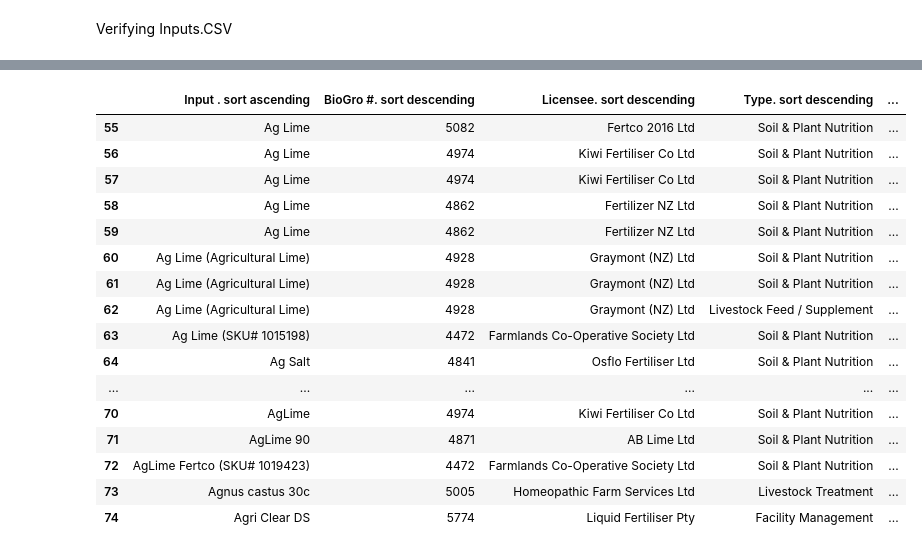
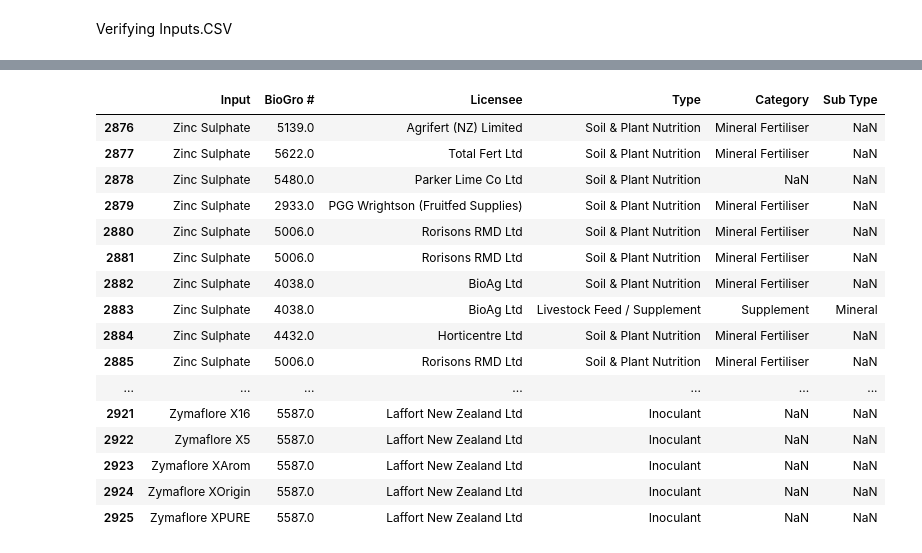
Before and after one commit to godfather-is-me/GDI-BioGro, a Jupyter notebook: initial.ipynb, the cells around one changed output, grey strips where cells are left out. Cells and saved outputs as stored; diff of their text form; code cells hidden in the pictures.

Commit message:
added testing of stores and inputs

```diff
--- a/initial.ipynb
+++ b/initial.ipynb
@@ -180,21 +180,21 @@ Sub Type. sort descending     9
 dtype: int64
 # %%
-inputCSV.tail(20)
+inputCSV.tail(50)
 # %% [output]
-|  | Input . sort ascending | BioGro #. sort descending | Licensee. sort descending | Type. sort descending | ... |
-| 55 | Ag Lime | 5082 | Fertco 2016 Ltd | Soil & Plant Nutrition | ... |
-| 56 | Ag Lime | 4974 | Kiwi Fertiliser Co Ltd | Soil & Plant Nutrition | ... |
-| 57 | Ag Lime | 4974 | Kiwi Fertiliser Co Ltd | Soil & Plant Nutrition | ... |
-| 58 | Ag Lime | 4862 | Fertilizer NZ Ltd | Soil & Plant Nutrition | ... |
-| 59 | Ag Lime | 4862 | Fertilizer NZ Ltd | Soil & Plant Nutrition | ... |
-| 60 | Ag Lime (Agricultural Lime) | 4928 | Graymont (NZ) Ltd | Soil & Plant Nutrition | ... |
-| 61 | Ag Lime (Agricultural Lime) | 4928 | Graymont (NZ) Ltd | Soil & Plant Nutrition | ... |
-| 62 | Ag Lime (Agricultural Lime) | 4928 | Graymont (NZ) Ltd | Livestock Feed / Supplement | ... |
-| 63 | Ag Lime (SKU# 1015198) | 4472 | Farmlands Co-Operative Society Ltd | Soil & Plant Nutrition | ... |
-| 64 | Ag Salt | 4841 | Osflo Fertiliser Ltd | Soil & Plant Nutrition | ... |
-| ... | ... | ... | ... | ... | ... |
-| 70 | AgLime | 4974 | Kiwi Fertiliser Co Ltd | Soil & Plant Nutrition | ... |
-| 71 | AgLime 90 | 4871 | AB Lime Ltd | Soil & Plant Nutrition | ... |
-| 72 | AgLime Fertco (SKU# 1019423) | 4472 | Farmlands Co-Operative Society Ltd | Soil & Plant Nutrition | ... |
-| 73 | Agnus castus 30c | 5005 | Homeopathic Farm Services Ltd | Livestock Treatment | ... |
-| 74 | Agri Clear DS | 5774 | Liquid Fertiliser Pty | Facility Management | ... |
+|  | Input | BioGro # | Licensee | Type | Category | Sub Type |
+| 2876 | Zinc Sulphate | 5139.0 | Agrifert (NZ) Limited | Soil & Plant Nutrition | Mineral Fertiliser | NaN |
+| 2877 | Zinc Sulphate | 5622.0 | Total Fert Ltd | Soil & Plant Nutrition | Mineral Fertiliser | NaN |
+| 2878 | Zinc Sulphate | 5480.0 | Parker Lime Co Ltd | Soil & Plant Nutrition | NaN | NaN |
+| 2879 | Zinc Sulphate | 2933.0 | PGG Wrightson (Fruitfed Supplies) | Soil & Plant Nutrition | Mineral Fertiliser | NaN |
+| 2880 | Zinc Sulphate | 5006.0 | Rorisons RMD Ltd | Soil & Plant Nutrition | Mineral Fertiliser | NaN |
+| 2881 | Zinc Sulphate | 5006.0 | Rorisons RMD Ltd | Soil & Plant Nutrition | Mineral Fertiliser | NaN |
+| 2882 | Zinc Sulphate | 4038.0 | BioAg Ltd | Soil & Plant Nutrition | Mineral Fertiliser | NaN |
+| 2883 | Zinc Sulphate | 4038.0 | BioAg Ltd | Livestock Feed / Supplement | Supplement | Mineral |
+| 2884 | Zinc Sulphate | 4432.0 | Horticentre Ltd | Soil & Plant Nutrition | Mineral Fertiliser | NaN |
+| 2885 | Zinc Sulphate | 5006.0 | Rorisons RMD Ltd | Soil & Plant Nutrition | Mineral Fertiliser | NaN |
+| ... | ... | ... | ... | ... | ... | ... |
+| 2921 | Zymaflore X16 | 5587.0 | Laffort New Zealand Ltd | Inoculant | NaN | NaN |
+| 2922 | Zymaflore X5 | 5587.0 | Laffort New Zealand Ltd | Inoculant | NaN | NaN |
+| 2923 | Zymaflore XArom | 5587.0 | Laffort New Zealand Ltd | Inoculant | NaN | NaN |
+| 2924 | Zymaflore XOrigin | 5587.0 | Laffort New Zealand Ltd | Inoculant | NaN | NaN |
+| 2925 | Zymaflore XPURE | 5587.0 | Laffort New Zealand Ltd | Inoculant | NaN | NaN |
```
Also changed, not shown: parts of 2 cells of this notebook, 1 other file.
